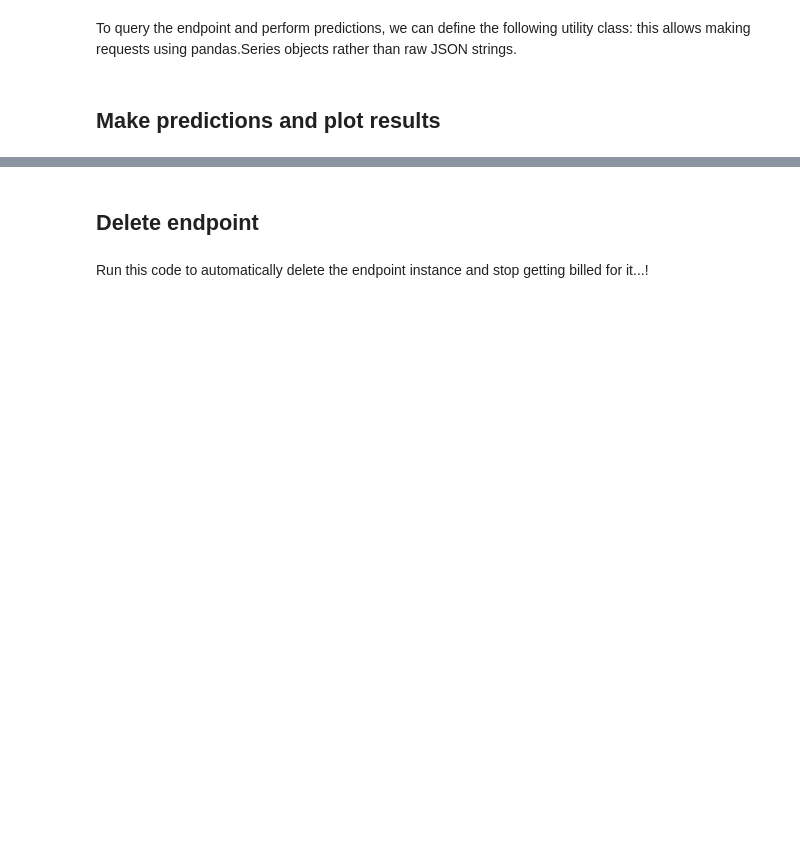
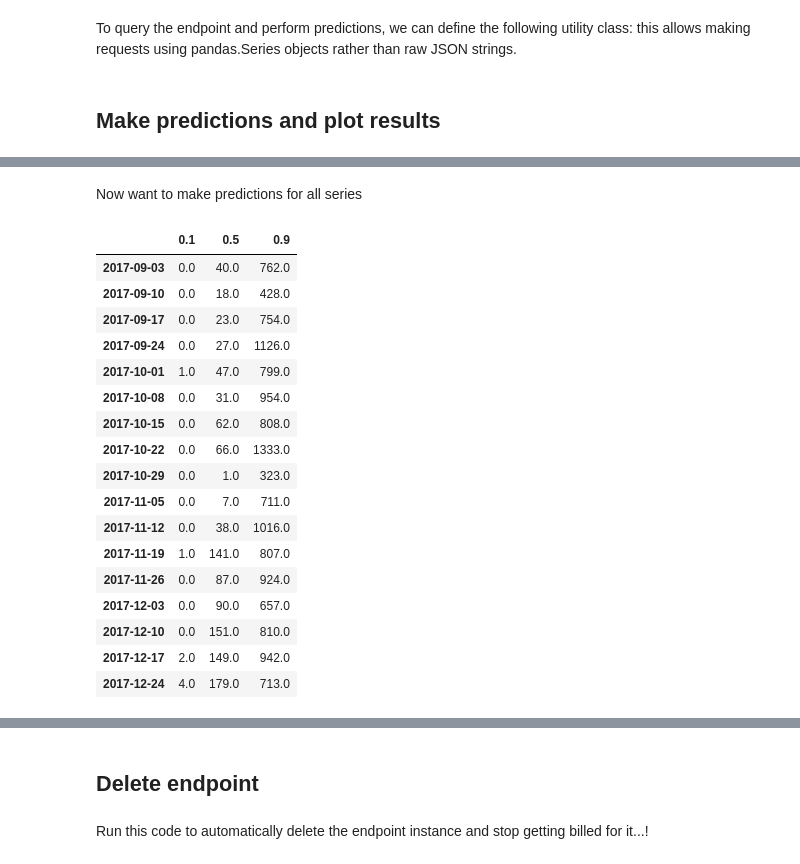
Before and after one commit to tomtomseddon/tom_w210, a Jupyter notebook: DeepAR_Munchkin_1.ipynb, the cells around one changed output, grey strips where cells are left out. Drawn from its saved outputs; the diff is of its cells as text; code cells hidden in the pictures; blank space fills up the shorter version.

```diff
--- a/DeepAR_Munchkin_1.ipynb
+++ b/DeepAR_Munchkin_1.ipynb
@@ -236,0 +281,2 @@ for k in range(len(list_of_df)):
+# %% [markdown]
+Now want to make predictions for all series
@@ -236,0 +285,21 @@ for k in range(len(list_of_df)):
+# %%
+list_of_df[2]
+# %% [output]
+|  | 0.1 | 0.5 | 0.9 |
+| 2017-09-03 | 0.0 | 40.0 | 762.0 |
+| 2017-09-10 | 0.0 | 18.0 | 428.0 |
+| 2017-09-17 | 0.0 | 23.0 | 754.0 |
+| 2017-09-24 | 0.0 | 27.0 | 1126.0 |
+| 2017-10-01 | 1.0 | 47.0 | 799.0 |
+| 2017-10-08 | 0.0 | 31.0 | 954.0 |
+| 2017-10-15 | 0.0 | 62.0 | 808.0 |
+| 2017-10-22 | 0.0 | 66.0 | 1333.0 |
+| 2017-10-29 | 0.0 | 1.0 | 323.0 |
+| 2017-11-05 | 0.0 | 7.0 | 711.0 |
+| 2017-11-12 | 0.0 | 38.0 | 1016.0 |
+| 2017-11-19 | 1.0 | 141.0 | 807.0 |
+| 2017-11-26 | 0.0 | 87.0 | 924.0 |
+| 2017-12-03 | 0.0 | 90.0 | 657.0 |
+| 2017-12-10 | 0.0 | 151.0 | 810.0 |
+| 2017-12-17 | 2.0 | 149.0 | 942.0 |
+| 2017-12-24 | 4.0 | 179.0 | 713.0 |
```
Also changed, not shown: parts of 22 cells of this notebook.
